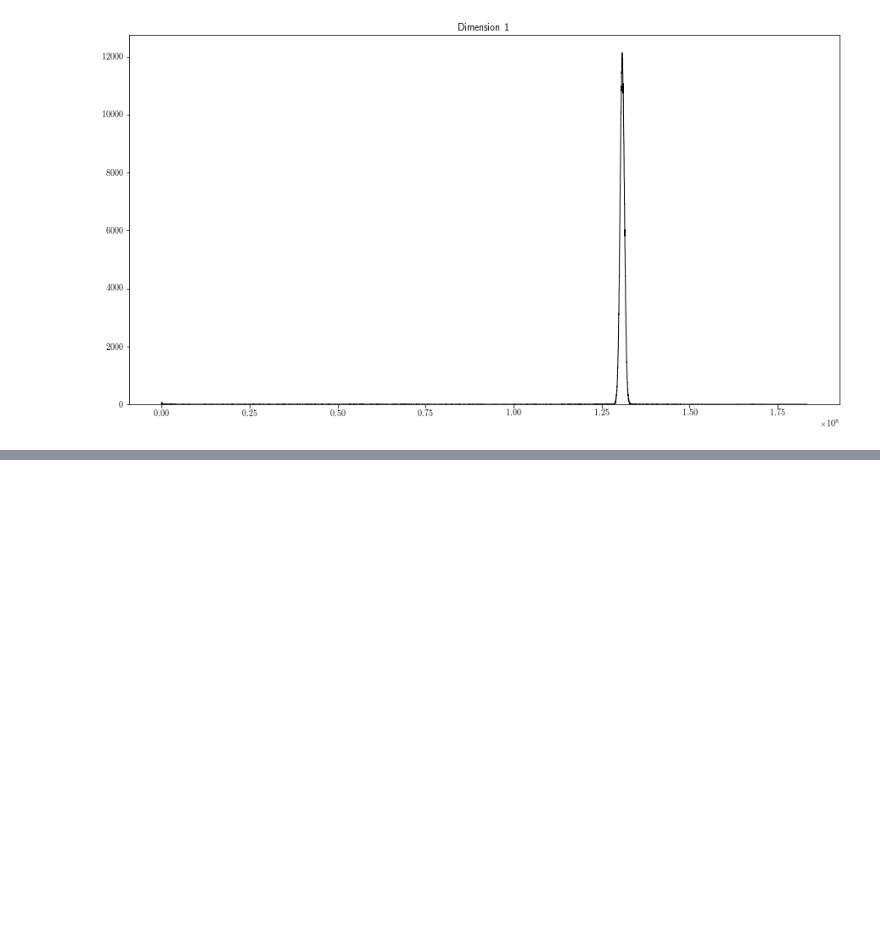
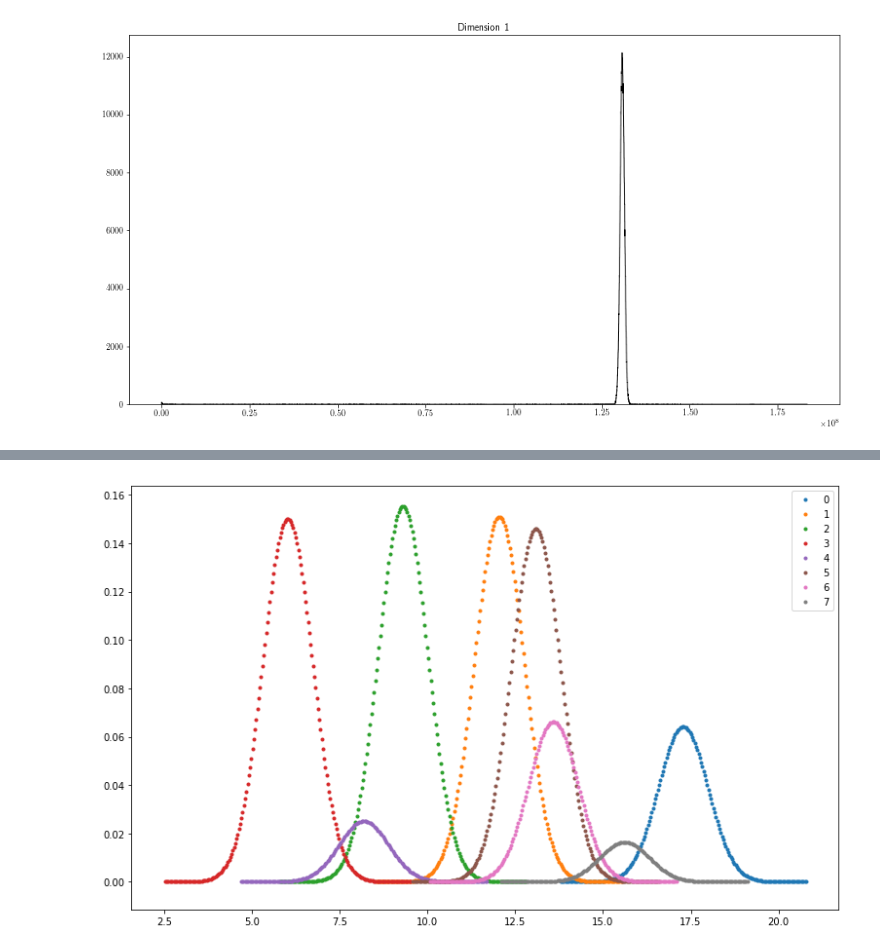
Before and after one commit to dtamayo/MLstability, a Jupyter notebook: Analysis/MCMC.ipynb, the cells around one changed output, grey strips where cells are left out. Saved outputs shown, nothing was run; the diff lists cells and outputs as text; code cells hidden in the pictures; blank space fills up the shorter version.

Commit message:
Fixed probabilty graphs

```diff
--- a/Analysis/MCMC.ipynb
+++ b/Analysis/MCMC.ipynb
@@ -461,0 +462,11 @@ Right bin edge 130842329.679
+# %%
+#Try plotting the integrand, with various values of sigma
+def double_gauss(x, sigma, mu):
+    #sigma = 10 #for now
+    #x are the two x values from the delta times csv file
+    vals = 1./(2*np.pi*sigma**2) * np.exp((-(x[0] - mu)**2 -(x[1] -mu)**2) / (2.*sigma**2) )
+    return vals
+# %%
+log_times = np.log(plt_d_vals)
+print log_times.shape
+print log_times[:10,:]
@@ -461,0 +485,22 @@ Right bin edge 130842329.679
+# %%
+#Try ploting multiple guassians with log time
+fig = plt.figure(figsize=(13,8))
+ax = fig.add_subplot("111")
+#vals = [10,20,30,40]
+sigma = 1
+
+for i, vals in enumerate(log_times[:8, :]):
+    mid = np.sum(vals)/2.
+    start = mid - (num_std*sigma)
+
+    if(start > 0):
+        mu = np.linspace(mid - (num_std*sigma) , mid + (num_std*sigma) , 200)
+    else:
+        mu = np.linspace(0 , mid + (num_std*sigma) , 200)
+
+    values = double_gauss(vals, sigma, mu)
+    ax.scatter(mu, values, label = i, marker = ".")
+plt.legend()
+plt.show()
+# %% [output]
+[figure, added]
```
Also changed, not shown: parts of 12 cells of this notebook.
